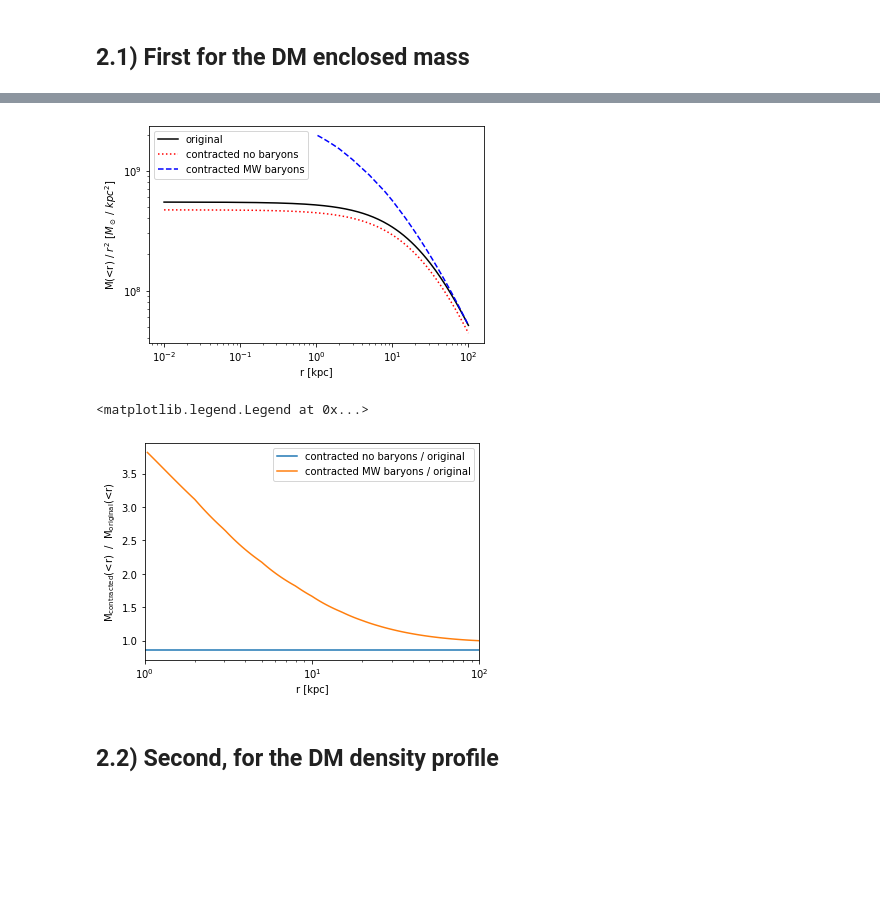
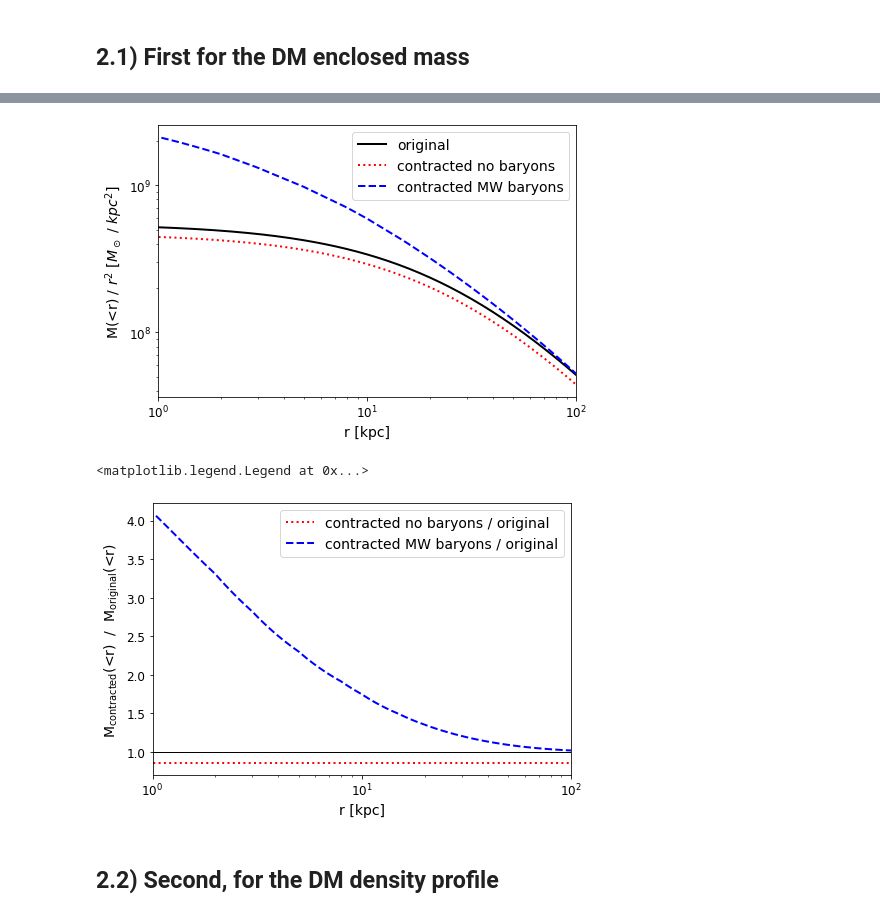
Before and after one commit to MariusCautun/Milky_Way_mass_profile, a Jupyter notebook: example_notebook.ipynb, the cells around one changed output, grey strips where cells are left out. Saved outputs shown, nothing was run; the diff lists cells and outputs as text; code cells hidden in the pictures; blank space fills up the shorter version.

```diff
--- a/example_notebook.ipynb
+++ b/example_notebook.ipynb
@@ -12,6 +12,13 @@ MW_M_DM   = data[:,7:10]
 MW_M_total= data[:,10:14]
 # %%
 import matplotlib.pyplot as plt
+plt.rcParams["figure.figsize"] = (7.5,5)
+plt.rcParams["axes.labelsize"] = 14
+plt.rcParams["xtick.labelsize"] = 12
+plt.rcParams["ytick.labelsize"] = 12
+plt.rcParams["legend.fontsize"] = 14
+plt.rcParams["lines.linewidth"] = 2
+
 
 plt.fill_between( MW_r_vals, MW_M_star[:,0]+MW_M_star[:,1], MW_M_star[:,0]+MW_M_star[:,2], alpha=0.3 )
 plt.loglog( MW_r_vals, MW_M_star[:,0], label="stars" )
@@ -28,4 +35,7 @@ plt.loglog( MW_r_vals, MW_M_total[:,0], c="k", lw=1, label="total" )
 plt.xlabel( "r [kpc]" )
 plt.ylabel( r"M(<r)  $[M_\odot]$" )
 plt.legend(  )
+
+
+plt.savefig('./figures/MW_components.png')
 # %% [output]
@@ -51,12 +74,10 @@ mass_DM_contracted = contract_enclosed_mass( mass_DM, mass_bar, f_bar=f_bar )
 # can calculate the profile of the same halo but using the MW baryonic distribution
 # for this to work, you need to have loaded the file containing the MW mass profile
 
-# first lets interpolates the DM enclosed mass to the radial distances available for the MW data
-mass_DM_2 = np.interp( MW_r_vals, r, mass_DM )
-mass_bar_2 = np.interp( r, MW_r_vals, MW_M_bar[:,0] )
+# first lets interpolates the MW enclosed baryonic mass to the new 'r' values
+mass_bar_MW = np.interp( r, MW_r_vals, MW_M_bar[:,0] )
 
-mass_DM_contracted_MW = contract_enclosed_mass( mass_DM_2, MW_M_bar[:,0], f_bar=f_bar )
-mass_DM_contracted_MW = contract_enclosed_mass( mass_DM, mass_bar_2, f_bar=f_bar )
+mass_DM_contracted_MW = contract_enclosed_mass( mass_DM, mass_bar_MW, f_bar=f_bar )
 
 # The above calculation make senses only for r>1 kpc since the input file does not contain mass values
 # for lower distances, so, when plotting, we only show the range r > 1 kpc.
@@ -64,27 +85,32 @@ valid_MW = r > 1.
 # %%
 # plot the enclosed mass (actually plots mass / r^2 to decrease the dynamical range)
 import matplotlib.pyplot as plt
 
 plt.loglog( r, mass_DM / r**2, 'k-', label="original" )
 plt.loglog( r, mass_DM_contracted / r**2, 'r:', label="contracted no baryons" )
 plt.loglog( r[valid_MW], (mass_DM_contracted_MW / r**2)[valid_MW], 'b--', label="contracted MW baryons" )
 
+plt.xlim([1.,100])
 plt.xlabel( "r [kpc]" )
 plt.ylabel( r"M(<r) / $r^2$ $[M_\odot \ / \ kpc^2]$" )
 plt.legend()
 plt.show()
 
-plt.semilogx( r, mass_DM_contracted / mass_DM, label="contracted no baryons / original" )
-plt.semilogx( r[valid_MW], (mass_DM_contracted_MW / mass_DM)[valid_MW], label="contracted MW baryons / original" )
+plt.savefig('./figures/Contraction_MW_baryons.png')
+
+
+plt.plot( [1.,100.], [1.,1.], 'k-', lw=1 )
+plt.semilogx( r, mass_DM_contracted / mass_DM,  'r:', label="contracted no baryons / original" )
+plt.semilogx( r[valid_MW], (mass_DM_contracted_MW / mass_DM)[valid_MW], 'b--', label="contracted MW baryons / original" )
 
 plt.xlim( [1,100] )
 plt.xlabel( "r [kpc]" )
 plt.ylabel( r"M$_{\rm contracted}$(<r)  /  M$_{\rm original}$(<r)" )
 plt.legend()
 # %% [output]
-[figure, old version]
+[figure, new version]
 <matplotlib.legend.Legend at 0x...>
-[figure, old version]
+[figure, new version]
 # %% [markdown]
 ## 2.2) Second, for the DM density profile
 # %%
```
Also changed, not shown: parts of 3 cells of this notebook, 6 other files.
